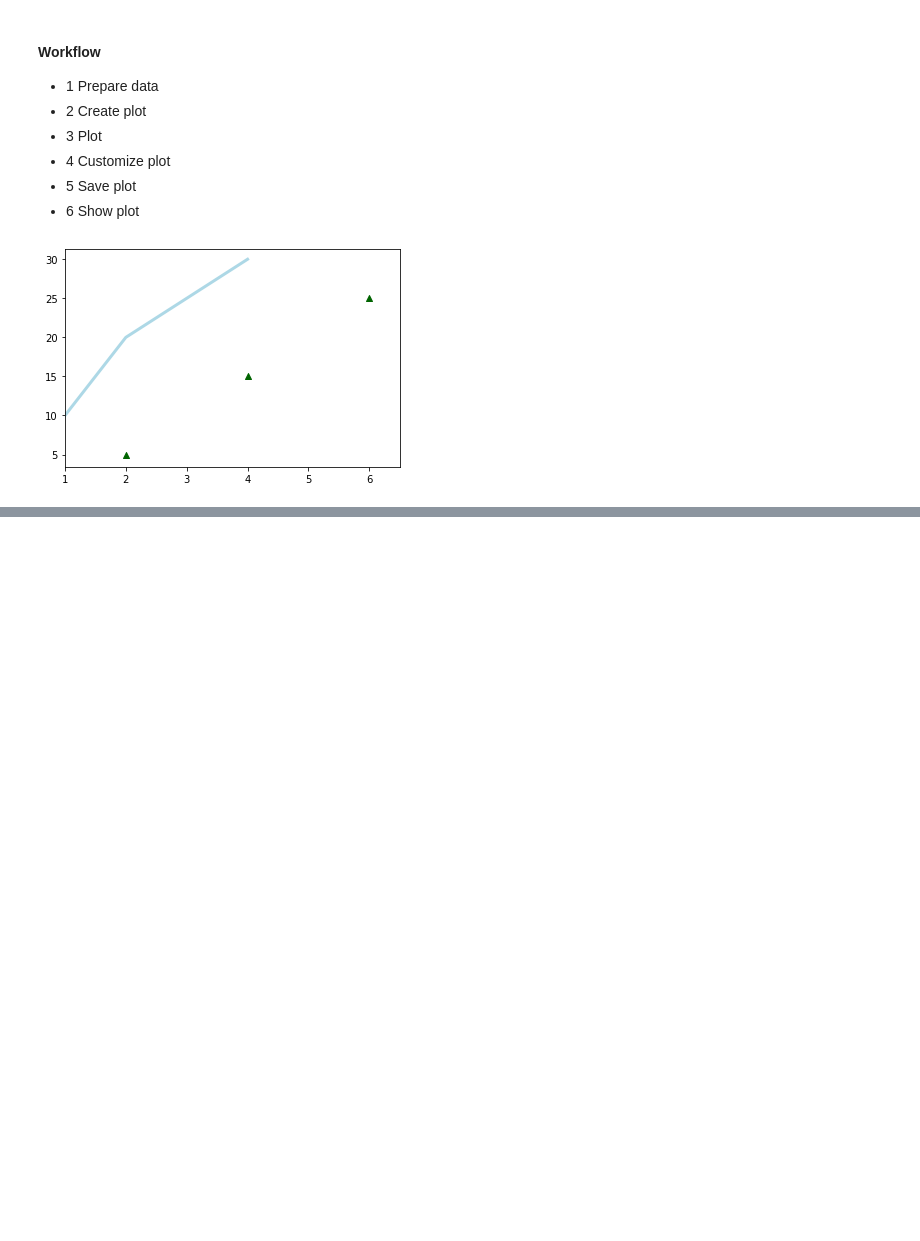
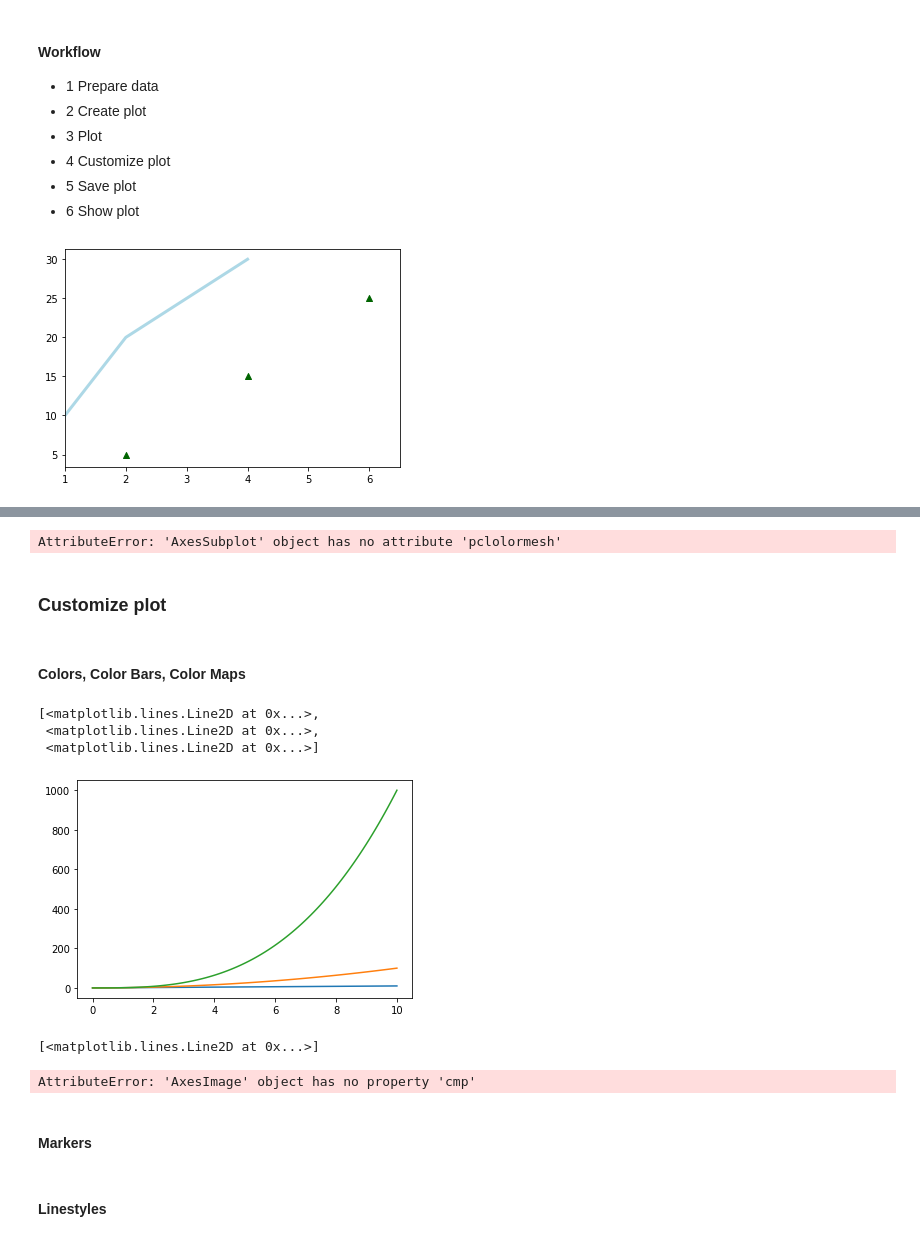
Before and after one commit to zydz/learning-dl, a Jupyter notebook: learning-python/learning-matplotlib.ipynb, the cells around one changed output, grey strips where cells are left out. Cells and saved outputs as stored; diff of their text form; code cells hidden in the pictures; blank space fills up the shorter version.

Commit message:
update learning-matplotlib

```diff
--- a/learning-python/learning-matplotlib.ipynb
+++ b/learning-python/learning-matplotlib.ipynb
@@ -132,0 +162,40 @@ plt.show()
+# %%
+# Pseudocolor plot of 2D array
+axes2[0].pcolor(data2)
+
+# Pseudocolor plot of 2D array
+axes2[2].pclolormesh(data)
+
+# Plot contours
+CS = plt.contour(Y,X,U)
+
+# Plot filied contours
+axes2[2].contourf(data1)
+
+#Label a contour plot
+axes2[2] = ax.clabel(CS)
+# %% [output]
+AttributeError: 'AxesSubplot' object has no attribute 'pclolormesh'
+# %% [markdown]
+### Customize plot
+# %% [markdown]
+#### Colors, Color Bars, Color Maps
+# %%
+plt.plot(x, x, x, x**2, x, x**3)
+# %% [output]
+[<matplotlib.lines.Line2D at 0x...>,
+ <matplotlib.lines.Line2D at 0x...>,
+ <matplotlib.lines.Line2D at 0x...>]
+[figure, added]
+# %%
+ax.plot(x, y, alpha = 0.4)
+ax.plot(x, y, c='k')
+# %% [output]
+[<matplotlib.lines.Line2D at 0x...>]
+# %%
+fig.colorbar(im, orientation='horizontal')
+im = ax.imshow(img,cmp='seismic')
+# %% [output]
+AttributeError: 'AxesImage' object has no property 'cmp'
+# %% [markdown]
+#### Markers
@@ -132,0 +206,2 @@ plt.show()
+# %% [markdown]
+#### Linestyles
```
Also changed, not shown: parts of 59 cells of this notebook, 2 other files.
